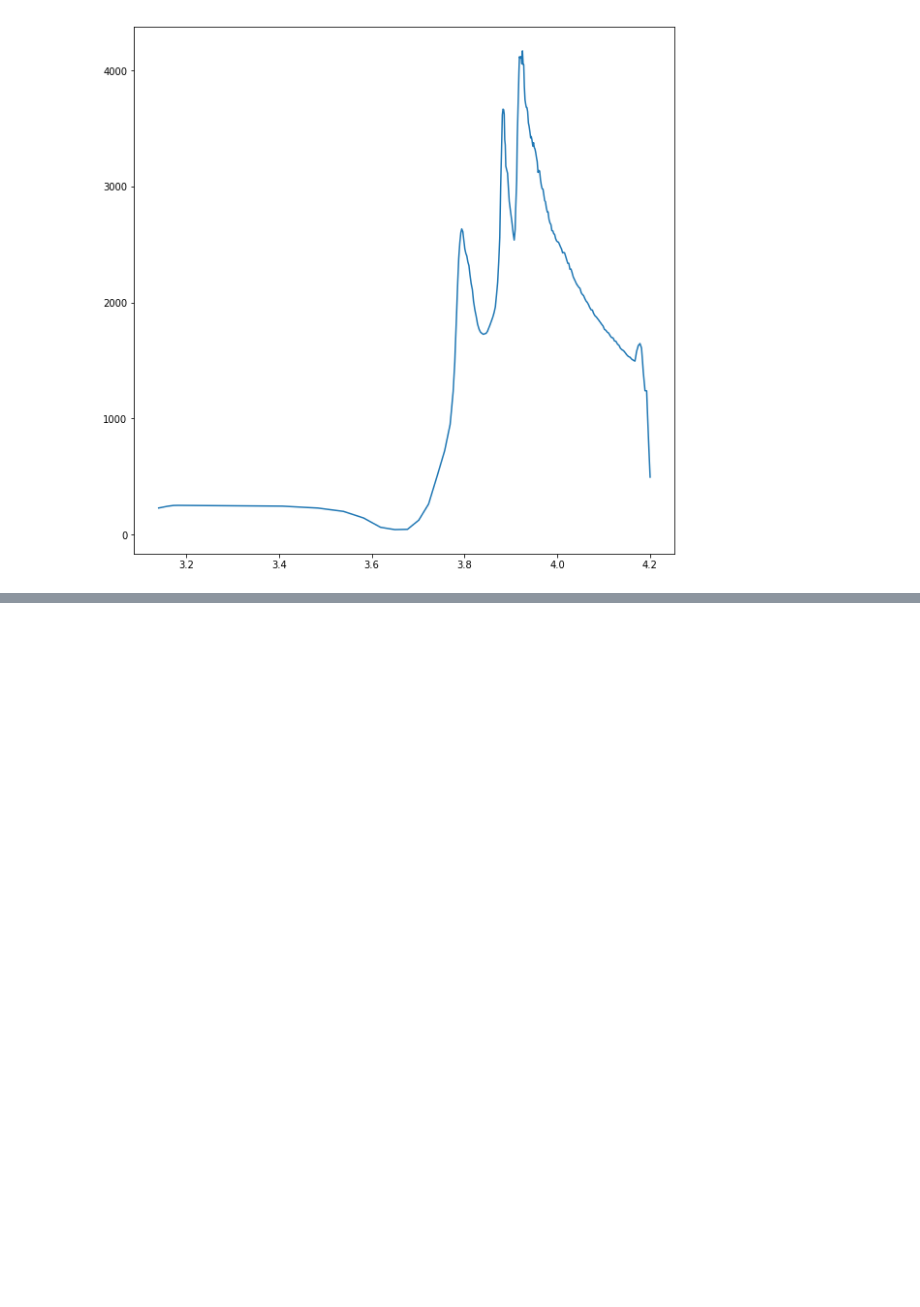
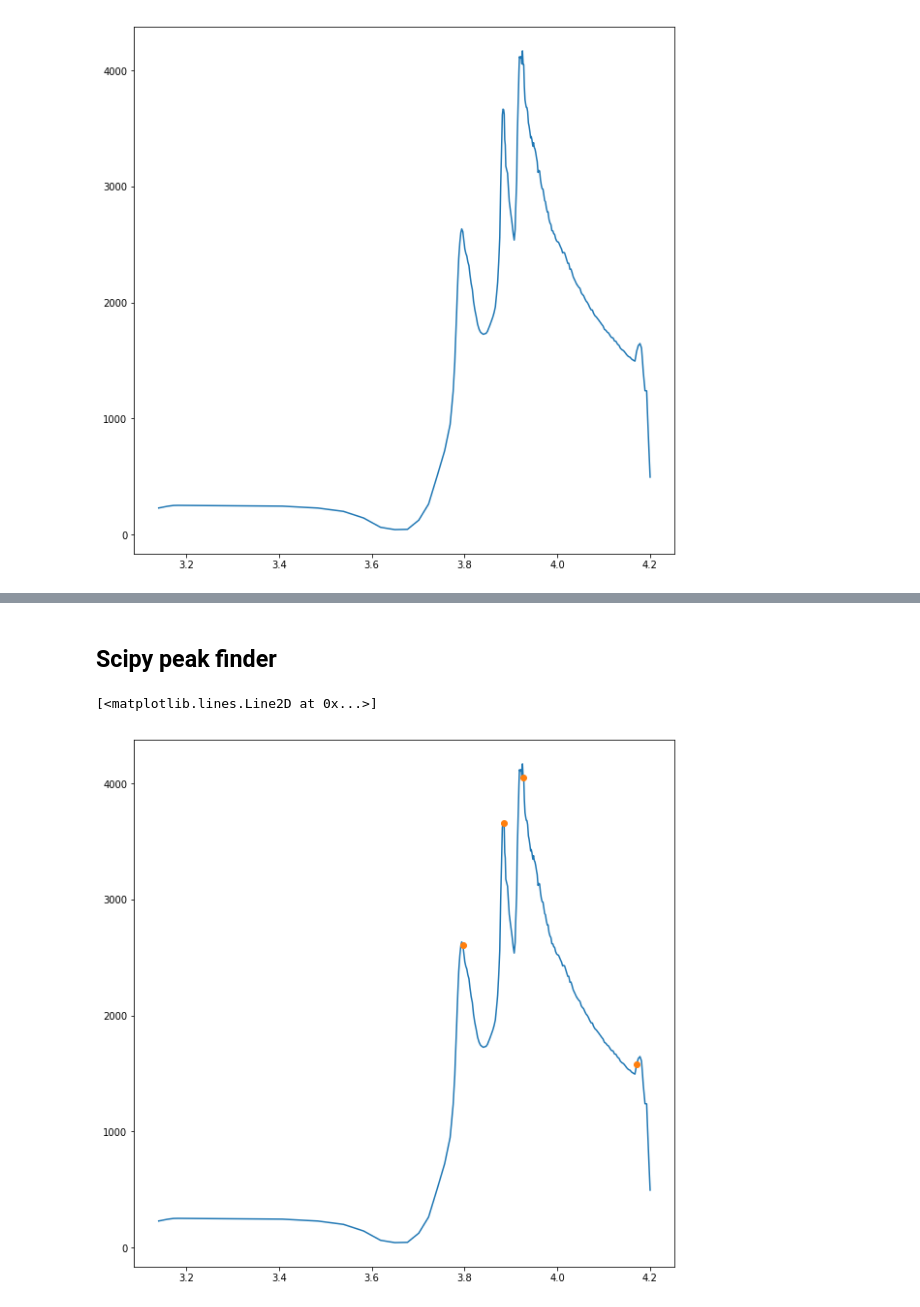
Before and after one commit to nicolet5/DiffCapAnalyzer, a Jupyter notebook: ourproject/MiscFitting.ipynb, the cells around one changed output, grey strips where cells are left out. Cells and saved outputs as stored; diff of their text form; code cells hidden in the pictures; blank space fills up the shorter version.

```diff
--- a/ourproject/MiscFitting.ipynb
+++ b/ourproject/MiscFitting.ipynb
@@ -60,6 +60,9 @@ dftop = pd.DataFrame()
 dftop = df1[df1['filtered dq/dv'] > 0].head(len(dftop.index)-6)
 dftop = dftop.reset_index(drop=True)
 
+sigx = pd.to_numeric(dftop['Voltage(V)']).as_matrix()
+sigy = pd.to_numeric(dftop['filtered dq/dv']).as_matrix()
+
 fig = plt.figure(figsize=(10, 10), facecolor='w', edgecolor='k')
 myplot = plt.plot(dftop['Voltage(V)'], dftop['filtered dq/dv'])
 # %% [output]
@@ -139,0 +119,13 @@ plt.plot(x, out.best_fit, 'r-')
+# %% [markdown]
+## Scipy peak finder
+# %%
+pwid = 8
+
+i = scipy.signal.find_peaks_cwt(sigy, pwid+np.zeros(len(sigy)), min_snr=1)
+
+fig = plt.figure(figsize=(10, 10), facecolor='w', edgecolor='k')
+plt.plot(dftop['Voltage(V)'], dftop['filtered dq/dv'])
+plt.plot(dftop.loc[i, 'Voltage(V)'], dftop.loc[i, 'filtered dq/dv'], 'o')
+# %% [output]
+[<matplotlib.lines.Line2D at 0x...>]
+[figure, added]
```
Also changed, not shown: parts of 6 cells of this notebook.
